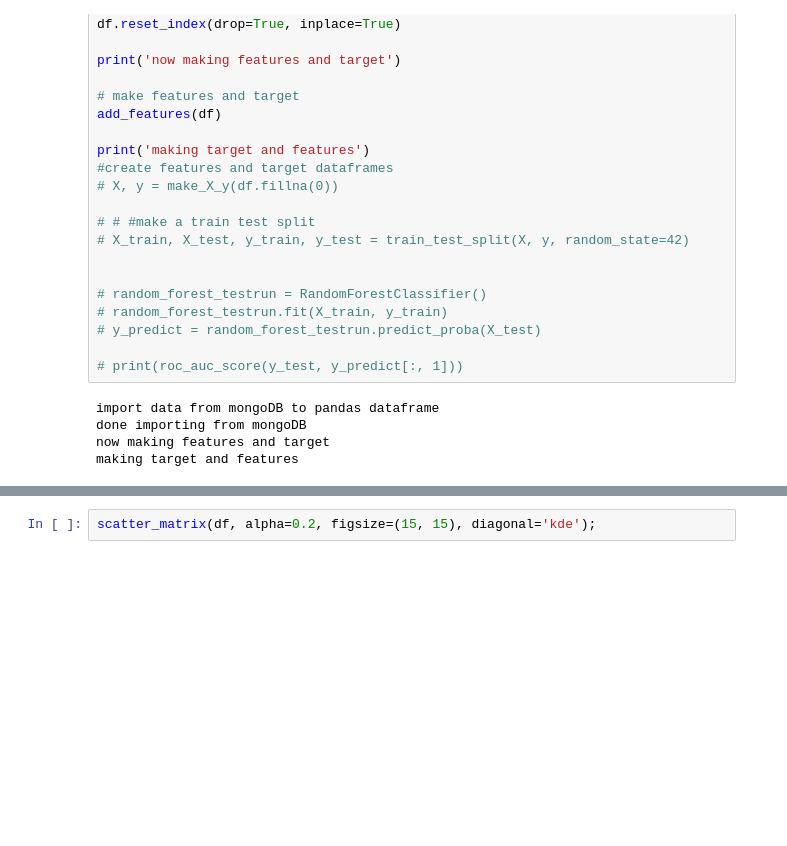
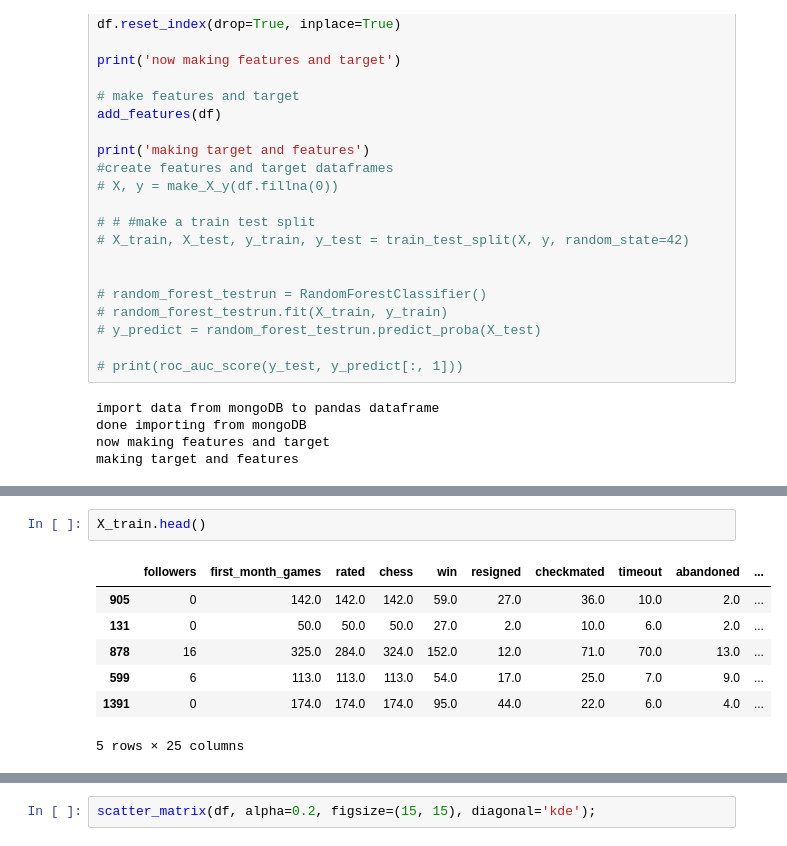
Before and after one commit to Bmcgarry194/ChessStyle, a Jupyter notebook: Chess_EDA.ipynb, the cells around one changed output, grey strips where cells are left out. Saved outputs shown, nothing was run; the diff lists cells and outputs as text; blank space fills up the shorter version.

```diff
--- a/Chess_EDA.ipynb
+++ b/Chess_EDA.ipynb
@@ -264,3 +275,13 @@ making target and features
+# %%
+X_train.head()
+# %% [output]
+|  | followers | first_month_games | rated | chess | win | resigned | checkmated | timeout | abandoned | ... |
+| 905 | 0 | 142.0 | 142.0 | 142.0 | 59.0 | 27.0 | 36.0 | 10.0 | 2.0 | ... |
+| 131 | 0 | 50.0 | 50.0 | 50.0 | 27.0 | 2.0 | 10.0 | 6.0 | 2.0 | ... |
+| 878 | 16 | 325.0 | 284.0 | 324.0 | 152.0 | 12.0 | 71.0 | 70.0 | 13.0 | ... |
+| 599 | 6 | 113.0 | 113.0 | 113.0 | 54.0 | 17.0 | 25.0 | 7.0 | 9.0 | ... |
+| 1391 | 0 | 174.0 | 174.0 | 174.0 | 95.0 | 44.0 | 22.0 | 6.0 | 4.0 | ... |
+5 rows × 25 columns
 # %%
 fill_df = df.fillna(0)
 # #create features and target dataframes
```
Also changed, not shown: parts of 10 cells of this notebook.
